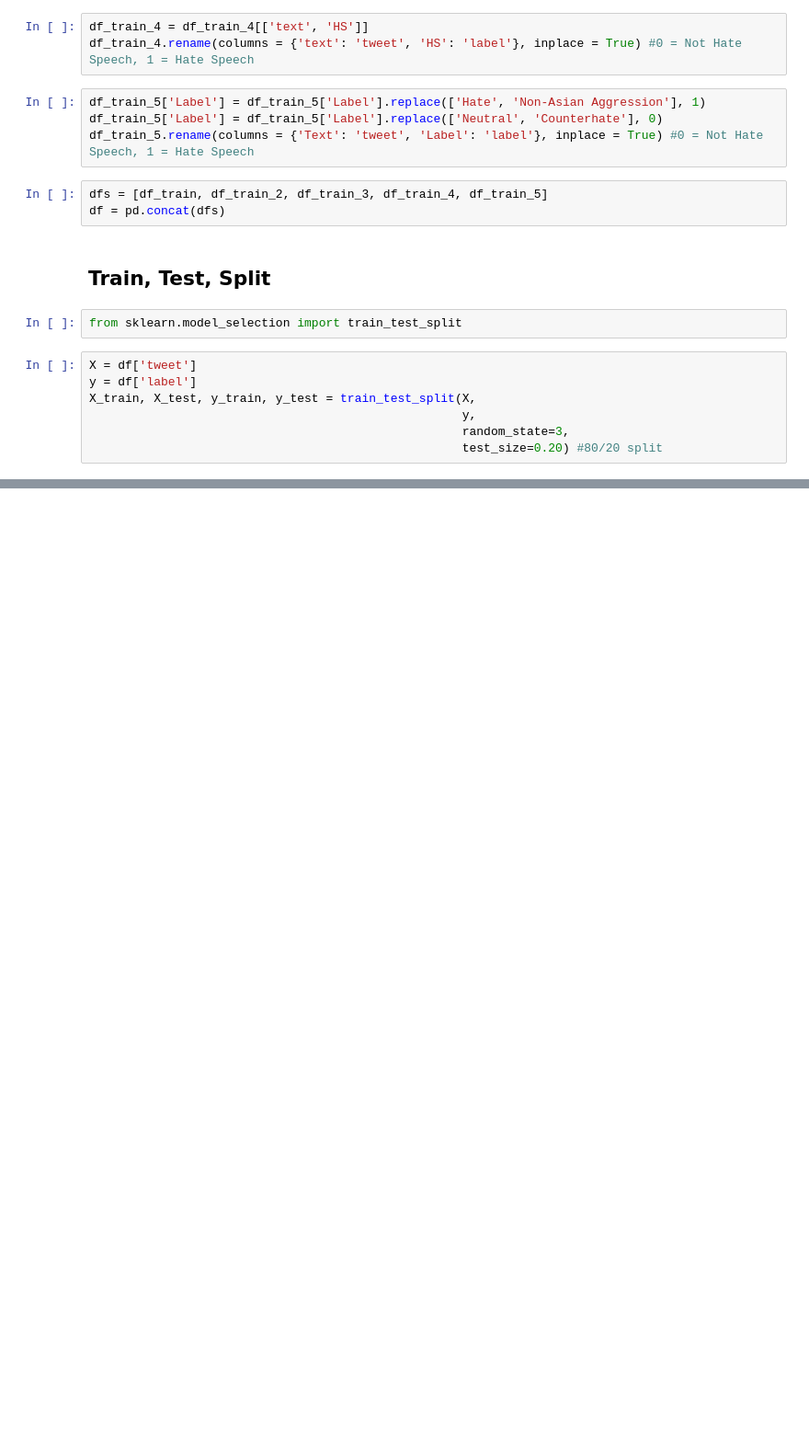
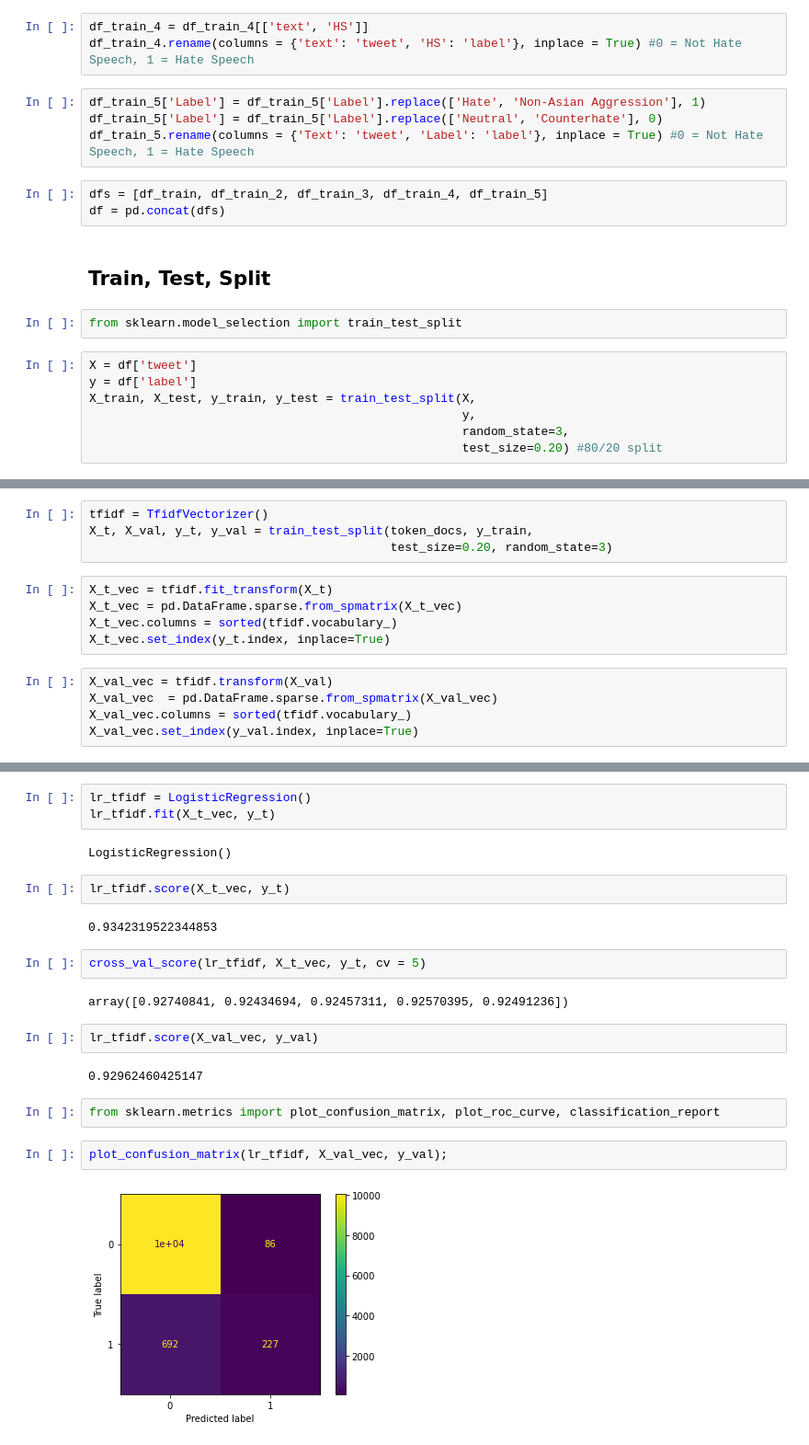
Before and after one commit to cdlc01/Twitter_Hate_Speech_Analysis, a Jupyter notebook: Logistic Regression.ipynb, the cells around one changed output, grey strips where cells are left out. Shown at 92% size. Saved outputs shown, nothing was run; the diff lists cells and outputs as text; blank space fills up the shorter version.

Commit message:
Completed all analysis with logistic regression models and added results to EDA notebook

```diff
--- a/Logistic Regression.ipynb
+++ b/Logistic Regression.ipynb
@@ -49,0 +92,14 @@ X_train, X_test, y_train, y_test = train_test_split(X,
+# %%
+tfidf = TfidfVectorizer()
+X_t, X_val, y_t, y_val = train_test_split(token_docs, y_train,
+                                          test_size=0.20, random_state=3)
+# %%
+X_t_vec = tfidf.fit_transform(X_t)
+X_t_vec = pd.DataFrame.sparse.from_spmatrix(X_t_vec)
+X_t_vec.columns = sorted(tfidf.vocabulary_)
+X_t_vec.set_index(y_t.index, inplace=True)
+# %%
+X_val_vec = tfidf.transform(X_val)
+X_val_vec  = pd.DataFrame.sparse.from_spmatrix(X_val_vec)
+X_val_vec.columns = sorted(tfidf.vocabulary_)
+X_val_vec.set_index(y_val.index, inplace=True)
@@ -49,0 +124,23 @@ X_train, X_test, y_train, y_test = train_test_split(X,
+# %%
+lr_tfidf = LogisticRegression()
+lr_tfidf.fit(X_t_vec, y_t)
+# %% [output]
+LogisticRegression()
+# %%
+lr_tfidf.score(X_t_vec, y_t)
+# %% [output]
+0.9342319522344853
+# %%
+cross_val_score(lr_tfidf, X_t_vec, y_t, cv = 5)
+# %% [output]
+array([0.92740841, 0.92434694, 0.92457311, 0.92570395, 0.92491236])
+# %%
+lr_tfidf.score(X_val_vec, y_val)
+# %% [output]
+0.92962460425147
+# %%
+from sklearn.metrics import plot_confusion_matrix, plot_roc_curve, classification_report
+# %%
+plot_confusion_matrix(lr_tfidf, X_val_vec, y_val);
+# %% [output]
+[figure, added]
```
Also changed, not shown: parts of 78 cells of this notebook, 1 other file.
